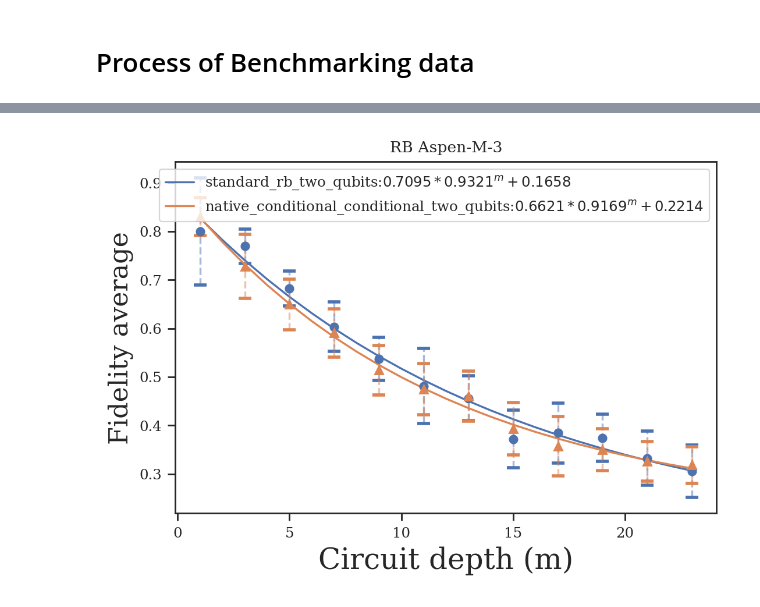
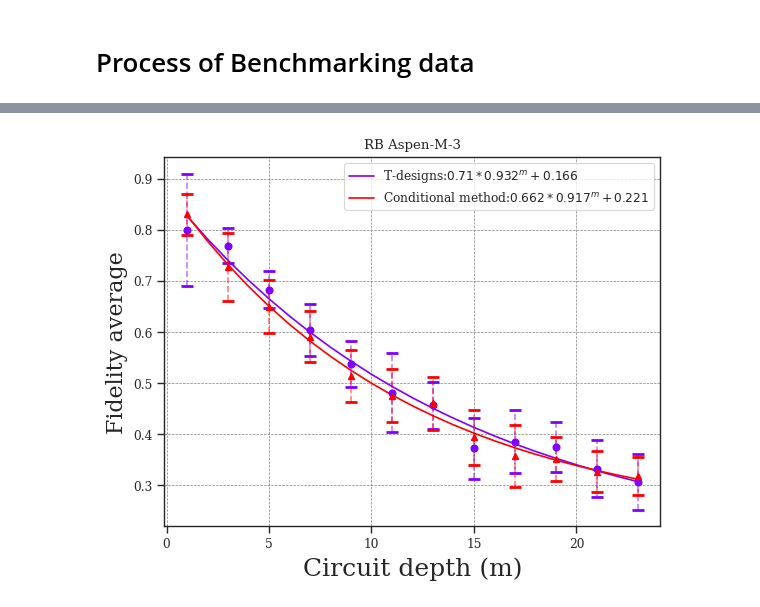
Before and after one commit to mmehrani/Randomized_Benchmarking_protocol, a Jupyter notebook: data_post_processing.ipynb, the cells around one changed output, grey strips where cells are left out. Saved outputs shown, nothing was run; the diff lists cells and outputs as text; code cells hidden in the pictures.

Commit message:
Plotting style improved

```diff
--- a/data_post_processing.ipynb
+++ b/data_post_processing.ipynb
@@ -18,20 +19,25 @@ sns.set_theme(context='paper', font= 'Serif', style = 'ticks')
 # %%
+# target_qubits = [0,1]
 target_qubits = [41,42]
 # target_qubits = [0]
 n_qubits = len(target_qubits)
 
 k_m = 200 #number of sequences
-n_m = 800 #least number of shots
+n_m = 200 #least number of shots
 
+# max_depth = 80
 max_depth = 24
 min_depth = 1
 
 epsilon = 0.01
-# machine_title = '1q-qvm'
+# machine_title = '2q-qvm'
+# machine_title = '_corrupted_cz_damp_0.01_depol_0.1'
 machine_title = 'Aspen-M-3'
-# noise_model = 'depolarising_noise'
+# noise_model = '_corrupted_cz_damp_0.01_depol_0.03'
+# noise_model = '_corrupted_cz_damp_0.01_depol_0.03'
+
+# noisy_machine = machine_title + noise_model
 noisy_machine = machine_title
-
 # noisy_machine = 'depolarising_noise' + '_epsilon{}'.format(epsilon)
 # noise_model = 'z_noise'
 path = os.path.join( os.getcwd(), 'output_storage', noisy_machine)
@@ -73,7 +79,7 @@ def remove_duplicated_points(dataframe):
     new_df = pd.DataFrame()
     for version in dataframe['protocol name'].unique():
         version_df = dataframe[ dataframe['protocol name'] == version ]
-        new_df = new_df.append(version_df[~version_df.duplicated(['circuit depth'], keep='last')] )
+        new_df = new_df._append(version_df[~version_df.duplicated(['circuit depth'], keep='last')] )
     return new_df
 # %%
 df = capture_bench_dataframe(path)
@@ -118,27 +124,39 @@ df
 | 26 | 2023-07-16 | [41, 42] | 200 | 800 | standard_rb_two_qubits | 19 | ... |
 | 27 | 2023-07-16 | [41, 42] | 200 | 800 | standard_rb_two_qubits | 21 | ... |
 | 28 | 2023-07-16 | [41, 42] | 200 | 800 | standard_rb_two_qubits | 23 | ... |
+# %%
+plot_labels = {'standard_rb_single_qubit':'T-designs',
+               'standard_rb_two_qubits':'T-designs',
+               'native_conditional_conditional_two_qubits':'Conditional method',
+               'native_conditional_single_qubit':'Conditional method'}
 # %%
-fig = plt.figure(dpi = 200)
+fig = plt.figure(dpi = 100)
 ax = fig.add_subplot()
+plt.grid(color='grey', linestyle='--', linewidth=0.5)
+
+plt.style.use('fast')
+plt.gca().set_prop_cycle(plt.cycler('color', plt.cm.rainbow(np.linspace(0, 1, 2))))
+
+# Your plotting code here
+
 
 fmt_list = ['o','^']
 # for i,version in enumerate(['standard_rb_single_qubit', 'native_conditional_single_qubit']):
 for i,version in enumerate(['standard_rb_two_qubits', 'native_conditional_conditional_two_qubits']):
-# for version in ['native_conditional_conditional_two_qubits']:
+# for i, version in enumerate(['native_conditional_conditional_two_qubits']):
 # for version in ['native_conditional_single_qubit']:
 #     plot_bench_arrays(ax, version, epsilon)
     plot_decay(ordered_layers_dict[version][:], avg_fdlty_dict[version][:],
-               err_fdlty_dict[version][:], fmt = fmt_list[i], label = version, axes = ax)
+               err_fdlty_dict[version][:], fmt = fmt_list[i], label = plot_labels[version], axes = ax)
 
 # plt.loglog()
 ax.set_xlabel('Circuit depth (m)', fontsize=18)
 ax.set_ylabel('Fidelity average', fontsize=16)
 ax.set_title(r'RB {}'.format(noisy_machine))
 
 plt.legend()
 
 # plt.loglog()
 fig.savefig(os.path.join(path, 'RB_{}.png'.format(target_qubits)), bbox_inches = 'tight', pad_inches = 0.1)
 # %% [output]
-[figure, old version]
+[figure, new version]
```
Also changed, not shown: parts of 2 cells of this notebook, 4 other files.
